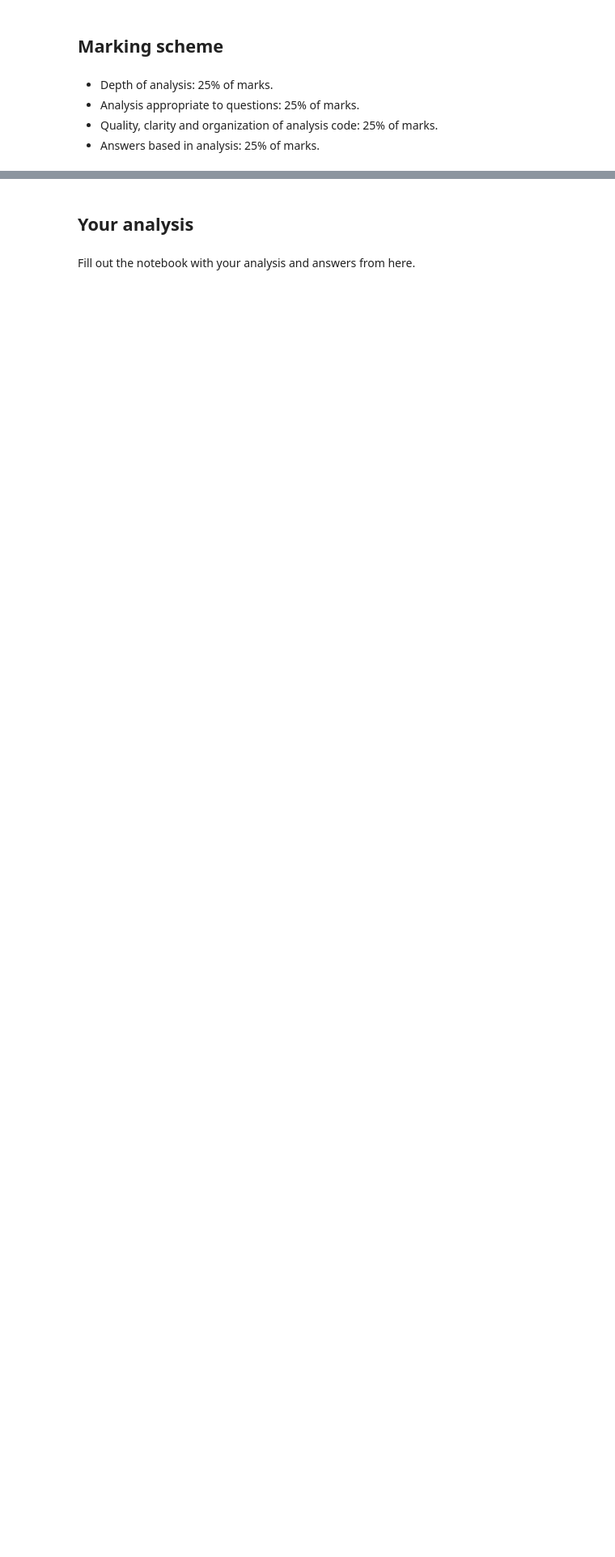
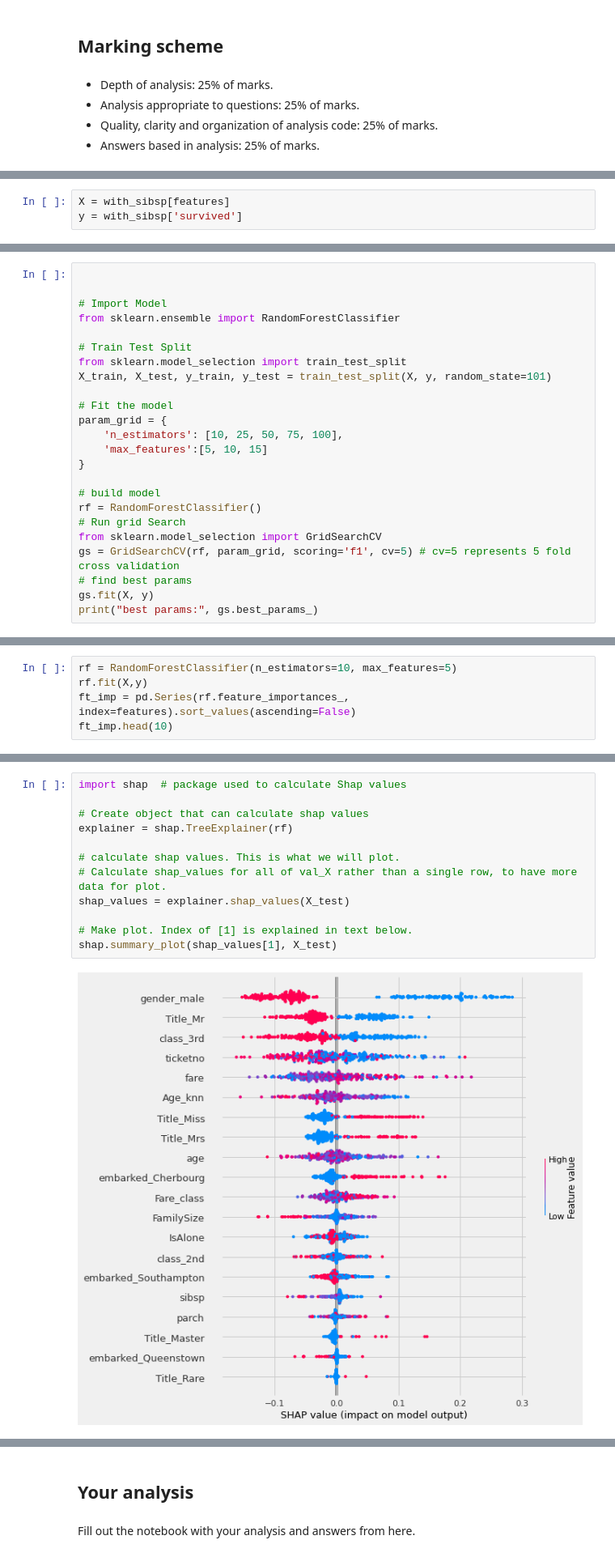
Before and after one commit to Wetiqe/UoB-DS-Semester1, a Jupyter notebook: spouses/spouses.ipynb, the cells around one changed output, grey strips where cells are left out. Shown at 81% size. Drawn from its saved outputs; the diff is of its cells as text; blank space fills up the shorter version.

```diff
--- a/spouses/spouses.ipynb
+++ b/spouses/spouses.ipynb
@@ -136,0 +252,3 @@ support your conclusions.
+# %%
+X = with_sibsp[features]
+y = with_sibsp['survived']
@@ -136,0 +275,24 @@ support your conclusions.
+# %%
+
+
+# Import Model
+from sklearn.ensemble import RandomForestClassifier
+
+# Train Test Split
+from sklearn.model_selection import train_test_split
+X_train, X_test, y_train, y_test = train_test_split(X, y, random_state=101)
+
+# Fit the model
+param_grid = {
+    'n_estimators': [10, 25, 50, 75, 100],
+    'max_features':[5, 10, 15]
+}
+
+# build model
+rf = RandomForestClassifier()
+# Run grid Search
+from sklearn.model_selection import GridSearchCV
+gs = GridSearchCV(rf, param_grid, scoring='f1', cv=5) # cv=5 represents 5 fold cross validation
+# find best params
+gs.fit(X, y)
+print("best params:", gs.best_params_)
@@ -136,0 +306,5 @@ support your conclusions.
+# %%
+rf = RandomForestClassifier(n_estimators=10, max_features=5)
+rf.fit(X,y)
+ft_imp = pd.Series(rf.feature_importances_, index=features).sort_values(ascending=False)
+ft_imp.head(10)
@@ -136,0 +323,14 @@ support your conclusions.
+# %%
+import shap  # package used to calculate Shap values
+
+# Create object that can calculate shap values
+explainer = shap.TreeExplainer(rf)
+
+# calculate shap values. This is what we will plot.
+# Calculate shap_values for all of val_X rather than a single row, to have more data for plot.
+shap_values = explainer.shap_values(X_test)
+
+# Make plot. Index of [1] is explained in text below.
+shap.summary_plot(shap_values[1], X_test)
+# %% [output]
+[figure, added]
```
Also changed, not shown: parts of 14 cells of this notebook, 4 other files.
